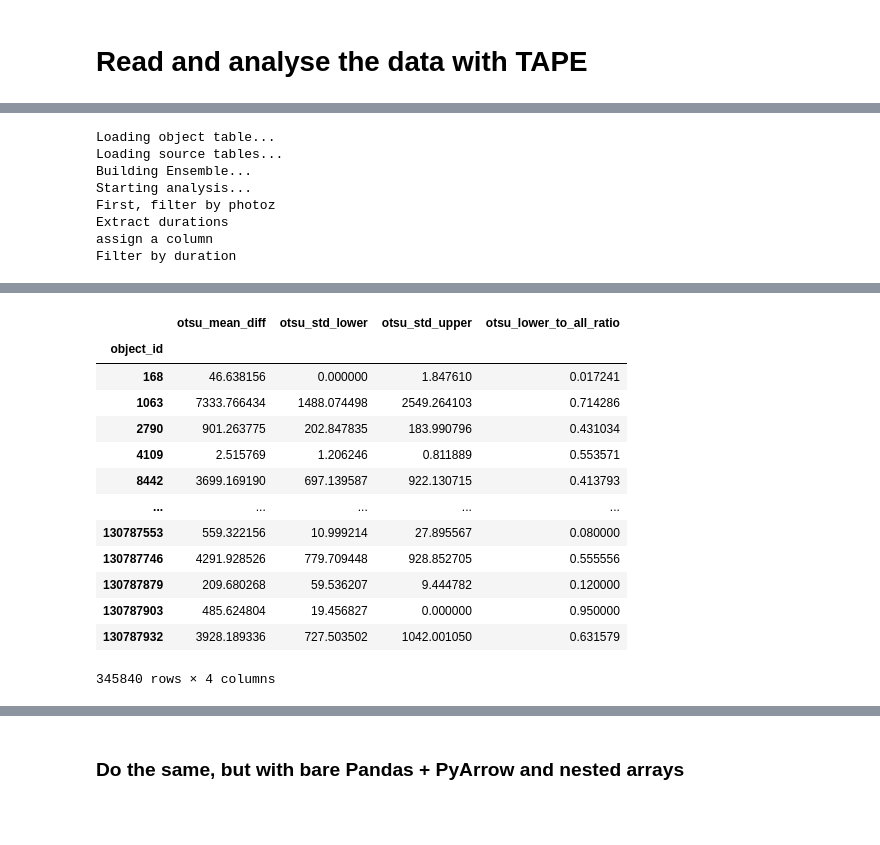
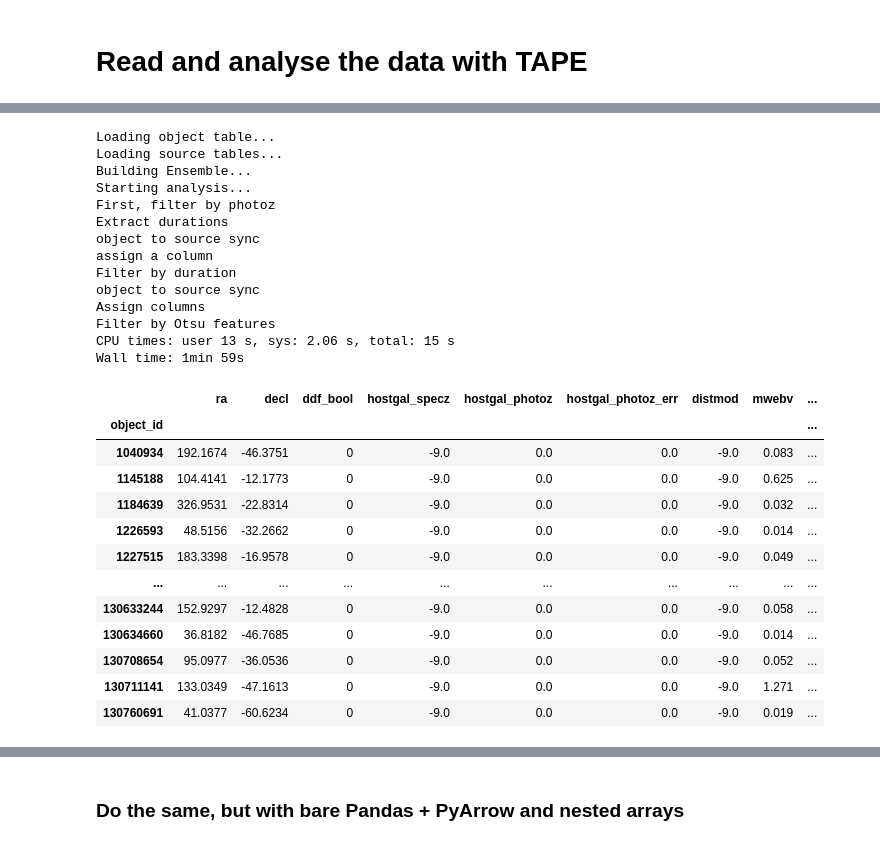
Before and after one commit to dougbrn/notebooks, a Jupyter notebook: plasticc-eclipsing-binaries.ipynb, the cells around one changed output, grey strips where cells are left out. Cells and saved outputs as stored; diff of their text form; code cells hidden in the pictures; blank space fills up the shorter version.

```diff
--- a/plasticc-eclipsing-binaries.ipynb
+++ b/plasticc-eclipsing-binaries.ipynb
@@ -79,23 +79,18 @@ import numpy as np
 
 # We load object table first, from the metadata file.
 print("Loading object table...")
-#object_table = dd.read_csv(DATA_DIR / META_FILENAME)
 object_table = dd.read_csv(DATA_DIR / META_FILENAME, blocksize=100e6)
-#object_table = object_table.set_index('object_id', sorted=True, sort=False, divisions=[13, 130788054])
-#object_table = object_table.set_index('object_id', sorted=True, sort=False)
+
 # Then we load the sources:
 print("Loading source tables...")
-#source_table = dd.read_csv([DATA_DIR / filename for filename in LC_FILENAMES])
 source_table = dd.read_csv([DATA_DIR / filename for filename in LC_FILENAMES], blocksize=100e6)
-#source_table = source_table.set_index('object_id', sorted=True, sort=False, divisions=[13, 1000183, 13952428, 26956806, 39933855, 52935297, 65930419, 78887012, 91875367, 104853940, 117792961, 130788054])
-#source_table = source_table.set_index('object_id', sorted=True, sort=False)
+
 
 # Now we can make an Ensemble.
 # To make parallel processing work we need to partition the data.
 # After that, when we run analysis, TAPE will distribute the work:
 # one partition per worker.
 print("Building Ensemble...")
-# ens = Ensemble(dashboard_address="127.0.0.1:8787", memory_limit='16GB')
 
 ens.from_dask_dataframe(
     source_frame=source_table,
@@ -112,8 +107,6 @@ ens.from_dask_dataframe(
     ),
 )
 
-#assert False
-
 # Let's run some analysis!
 
 print("Starting analysis...")
@@ -123,34 +116,67 @@ ens = ens.query("hostgal_photoz < 1e-3", table="object")
 
 
 # Second, let's select persistent sources, by cutting on the duration of the light curve.
 print("Extract durations")
 duration = ens.batch(
     lambda time, detected: np.ptp(time[np.asarray(detected, dtype=bool)]),
     ens._time_col, 'detected_bool',
     meta=('duration', "float64"), use_map=False, compute=False,
-)
+).repartition(npartitions=1)
 
 print("assign a column")
 ens.assign(table="object", duration=duration)
-
 
 print("Filter by duration")
 ens = ens.query("duration > 366", table="object")
 
 # Next, we use Otsu's method to split light curves into two groups:
 # one with high flux, and one with low flux. Eclipsing binaries should have
 # lower flux group smaller than the higher flux group, but having larger
 # variability. We use light-curve package to extract these features.
 # (https://github.com/light-curve/light-curve-python)
 # For simplicity, we only calculate these features for the r band.
-otsu_features = ens.batch(licu.OtsuSplit(), band_to_calc=3, use_map=False)
-otsu_features
+otsu_features = ens.batch(licu.OtsuSplit(), band_to_calc=3, compute=False, use_map=False).persist()
+
+print("Assign columns")
+ens = ens.assign(
+    table="object",
+    otsu_lower_to_all_ratio=otsu_features['otsu_lower_to_all_ratio'],
+    otsu_std_lower=otsu_features['otsu_std_lower'],
+    otsu_std_upper=otsu_features['otsu_std_upper'],
+)
+
+print('Filter by Otsu features')
+ens = ens.query(
+    "otsu_lower_to_all_ratio < 0.1 and otsu_std_lower > otsu_std_upper",
+    table="object",
+)
+
+ens.compute("object")
 # %% [output]
 Loading object table...
 Loading source tables...
 Building Ensemble...
 Starting analysis...
 First, filter by photoz
 Extract durations
+object to source sync
 assign a column
 Filter by duration
+object to source sync
+Assign columns
+Filter by Otsu features
+CPU times: user 13 s, sys: 2.06 s, total: 15 s
+Wall time: 1min 59s
+|  | ra | decl | ddf_bool | hostgal_specz | hostgal_photoz | hostgal_photoz_err | distmod | mwebv | ... |
+| object_id |  |  |  |  |  |  |  |  | ... |
+| 1040934 | 192.1674 | -46.3751 | 0 | -9.0 | 0.0 | 0.0 | -9.0 | 0.083 | ... |
+| 1145188 | 104.4141 | -12.1773 | 0 | -9.0 | 0.0 | 0.0 | -9.0 | 0.625 | ... |
+| 1184639 | 326.9531 | -22.8314 | 0 | -9.0 | 0.0 | 0.0 | -9.0 | 0.032 | ... |
+| 1226593 | 48.5156 | -32.2662 | 0 | -9.0 | 0.0 | 0.0 | -9.0 | 0.014 | ... |
+| 1227515 | 183.3398 | -16.9578 | 0 | -9.0 | 0.0 | 0.0 | -9.0 | 0.049 | ... |
+| ... | ... | ... | ... | ... | ... | ... | ... | ... | ... |
+| 130633244 | 152.9297 | -12.4828 | 0 | -9.0 | 0.0 | 0.0 | -9.0 | 0.058 | ... |
+| 130634660 | 36.8182 | -46.7685 | 0 | -9.0 | 0.0 | 0.0 | -9.0 | 0.014 | ... |
+| 130708654 | 95.0977 | -36.0536 | 0 | -9.0 | 0.0 | 0.0 | -9.0 | 0.052 | ... |
+| 130711141 | 133.0349 | -47.1613 | 0 | -9.0 | 0.0 | 0.0 | -9.0 | 1.271 | ... |
+| 130760691 | 41.0377 | -60.6234 | 0 | -9.0 | 0.0 | 0.0 | -9.0 | 0.019 | ... |
@@ -161,14 +183,0 @@ Wall time: 2min 14s
-|  | otsu_mean_diff | otsu_std_lower | otsu_std_upper | otsu_lower_to_all_ratio |
-| object_id |  |  |  |  |
-| 168 | 46.638156 | 0.000000 | 1.847610 | 0.017241 |
-| 1063 | 7333.766434 | 1488.074498 | 2549.264103 | 0.714286 |
-| 2790 | 901.263775 | 202.847835 | 183.990796 | 0.431034 |
-| 4109 | 2.515769 | 1.206246 | 0.811889 | 0.553571 |
-| 8442 | 3699.169190 | 697.139587 | 922.130715 | 0.413793 |
-| ... | ... | ... | ... | ... |
-| 130787553 | 559.322156 | 10.999214 | 27.895567 | 0.080000 |
-| 130787746 | 4291.928526 | 779.709448 | 928.852705 | 0.555556 |
-| 130787879 | 209.680268 | 59.536207 | 9.444782 | 0.120000 |
-| 130787903 | 485.624804 | 19.456827 | 0.000000 | 0.950000 |
-| 130787932 | 3928.189336 | 727.503502 | 1042.001050 | 0.631579 |
-345840 rows × 4 columns
```
Also changed, not shown: parts of 5 cells of this notebook.
